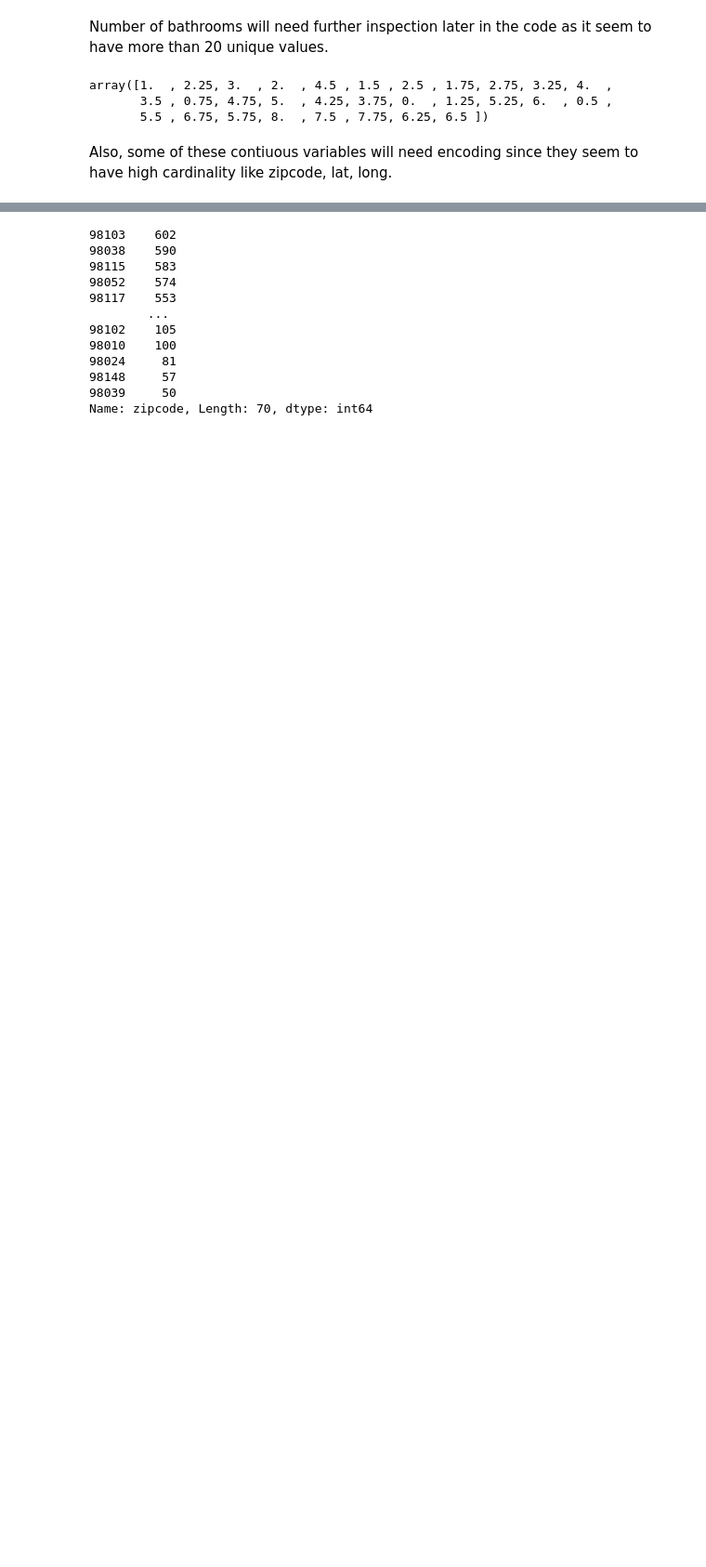
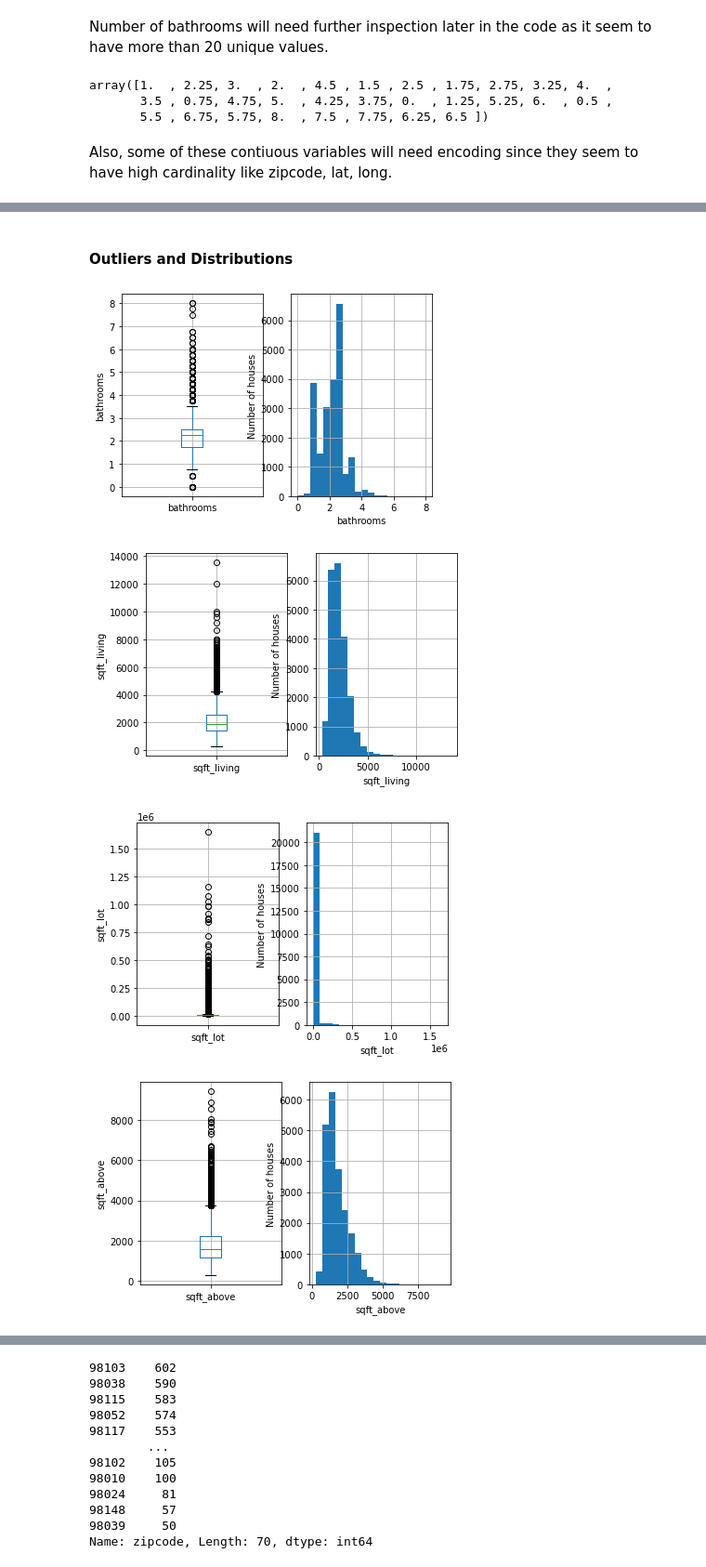
Before and after one commit to esharma3/king_county_house_price_prediction, a Jupyter notebook: kc_house_price_prediction.ipynb, the cells around one changed output, grey strips where cells are left out. Shown at 93% size. Saved outputs shown, nothing was run; the diff lists cells and outputs as text; code cells hidden in the pictures; blank space fills up the shorter version.

```diff
--- a/kc_house_price_prediction.ipynb
+++ b/kc_house_price_prediction.ipynb
@@ -147,0 +216,24 @@ Also, some of these contiuous variables will need encoding since they seem to ha
+# %% [markdown]
+#### Outliers and Distributions
+# %%
+# let's make boxplots to visualise outliers in the continuous variables
+# and histograms to get an idea of the distribution
+
+for var in numerical:
+    plt.figure(figsize=(6,4))
+    plt.subplot(1, 2, 1)
+    fig = df.boxplot(column=var)
+    fig.set_title('')
+    fig.set_ylabel(var)
+
+    plt.subplot(1, 2, 2)
+    fig = df[var].hist(bins=20)
+    fig.set_ylabel('Number of houses')
+    fig.set_xlabel(var)
+
+    plt.show()
+# %% [output]
+[figure, added]
+[figure, added]
+[figure, added]
+[figure, added]
```
Also changed, not shown: parts of 63 cells of this notebook.
